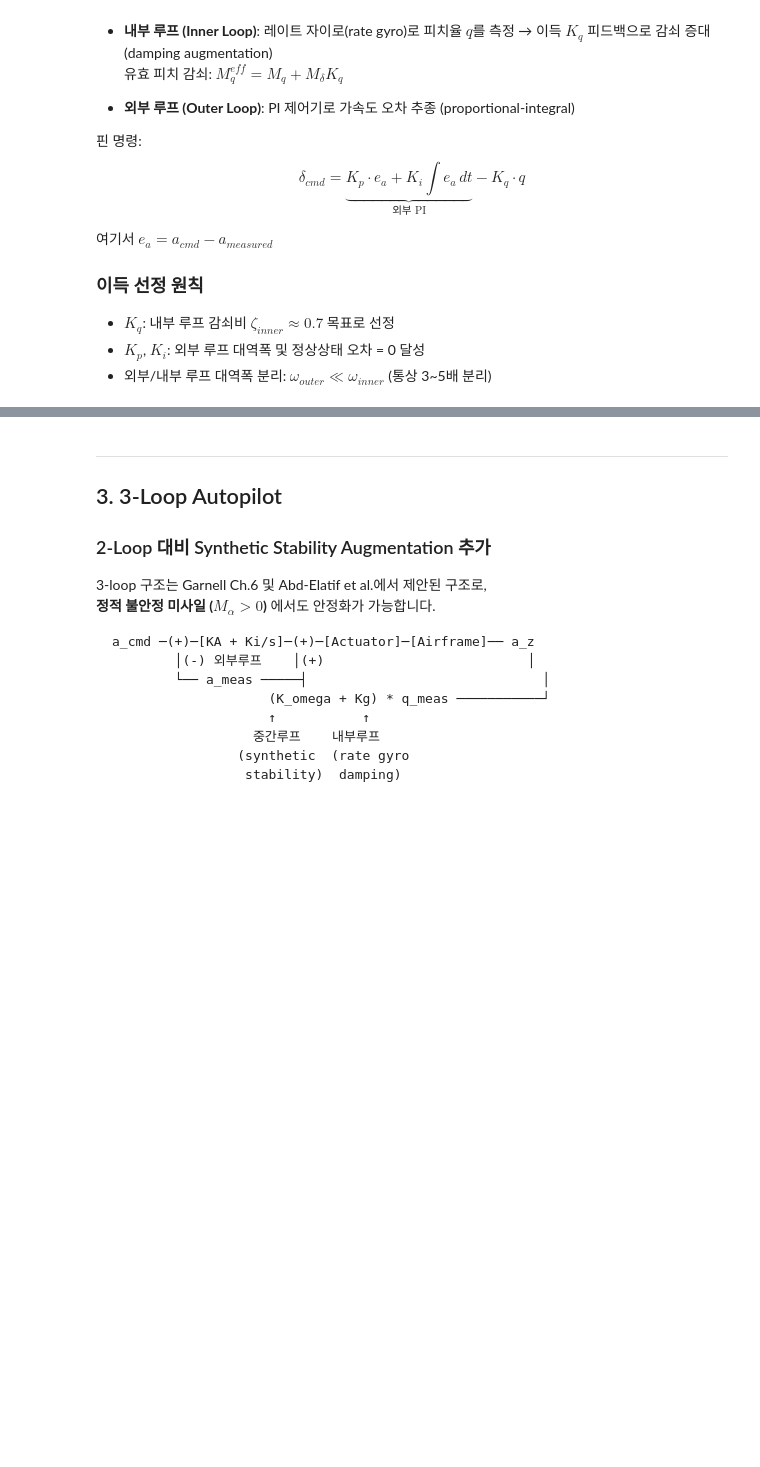
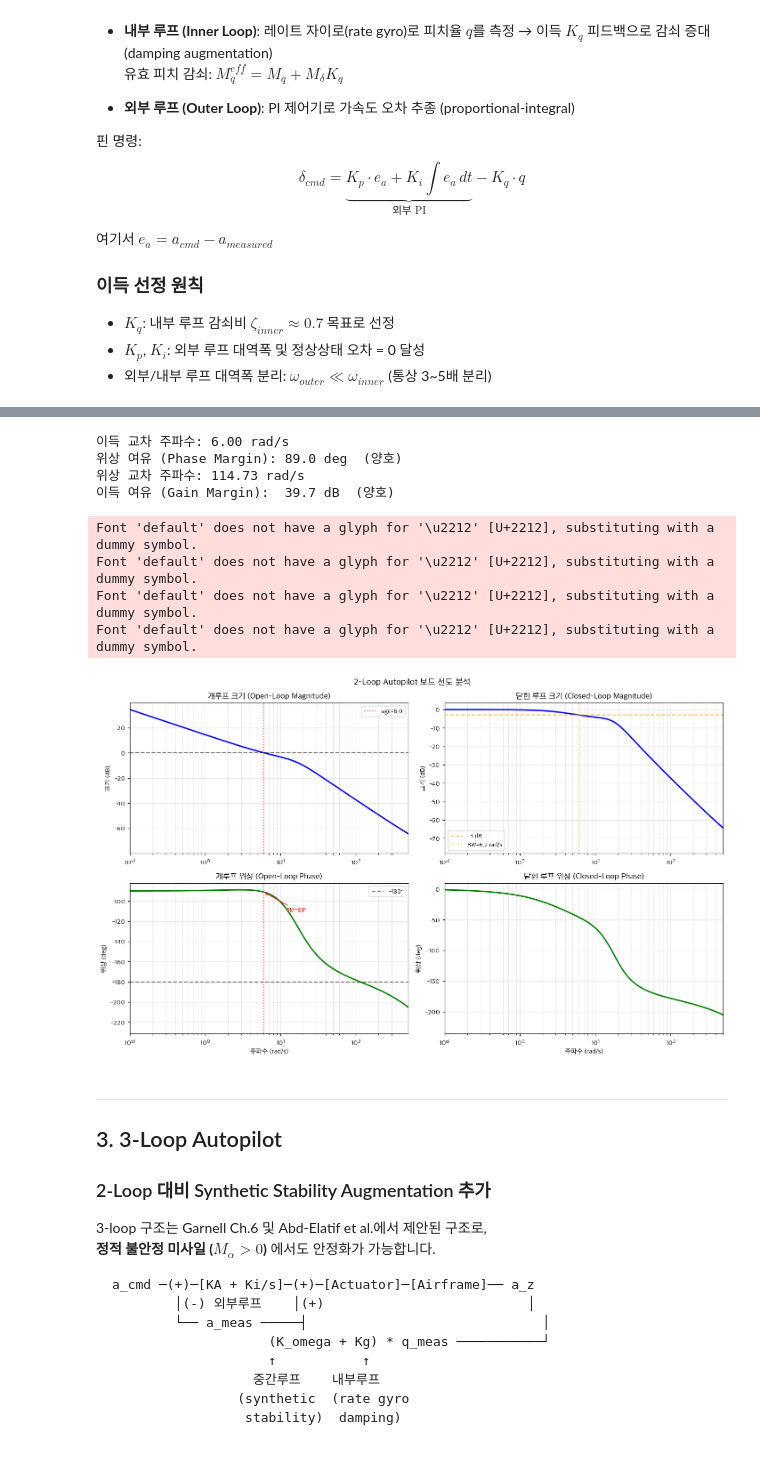
Before and after one commit to ktkennedy/missile-guidance-study, a Jupyter notebook: notebooks/03_autopilot_design.ipynb, the cells around one changed output, grey strips where cells are left out. Saved outputs shown, nothing was run; the diff lists cells and outputs as text; code cells hidden in the pictures; blank space fills up the shorter version.

```diff
--- a/notebooks/03_autopilot_design.ipynb
+++ b/notebooks/03_autopilot_design.ipynb
@@ -271,11 +320,11 @@ plt.show()
 w_bode2 = np.logspace(-1, 3, 3000)
 
 # 개루프 전달함수 보드
-TF_OL_sys = TransferFunction(TF_OL_outer[0], TF_OL_outer[1])
+TF_OL_sys = TransferFunction(TF_OL_outer_num, TF_OL_outer_den)
 w_ol, mag_ol, phase_ol = bode(TF_OL_sys, w=w_bode2)
 
 # 닫힌 루프 전달함수 보드
-TF_CL_sys = TransferFunction(TF_CL_2loop[0], TF_CL_2loop[1])
+TF_CL_sys = TransferFunction(TF_CL_2loop_num, TF_CL_2loop_den)
 w_cl, mag_cl, phase_cl = bode(TF_CL_sys, w=w_bode2)
 
 # 이득 교차 주파수 (Gain Crossover Frequency): |G(jw)| = 0 dB
@@ -323,33 +372,43 @@ if w_gc is not None:
                         arrowprops=dict(arrowstyle='->', color='red'))
 axes[1, 0].legend(fontsize=9)
 axes[1, 0].set_xlabel('주파수 (rad/s)')
 axes[1, 0].set_ylabel('위상 (deg)')
 axes[1, 0].set_title('개루프 위상 (Open-Loop Phase)')
 
 # 닫힌 루프 크기
 axes[0, 1].semilogx(w_cl, mag_cl, 'b-', linewidth=2)
 axes[0, 1].axhline(-3, color='orange', linestyle='--', alpha=0.7, label='-3 dB')
 bw_idx = np.where(mag_cl <= -3.0)[0]
 if len(bw_idx) > 0:
     w_bw = w_cl[bw_idx[0]]
     axes[0, 1].axvline(w_bw, color='orange', linestyle=':', alpha=0.7,
                        label=f'BW={w_bw:.1f} rad/s')
 axes[0, 1].legend(fontsize=9)
 axes[0, 1].set_ylabel('크기 (dB)')
 axes[0, 1].set_title('닫힌 루프 크기 (Closed-Loop Magnitude)')
 
 # 닫힌 루프 위상
 axes[1, 1].semilogx(w_cl, phase_cl, 'g-', linewidth=2)
 axes[1, 1].set_xlabel('주파수 (rad/s)')
 axes[1, 1].set_ylabel('위상 (deg)')
 axes[1, 1].set_title('닫힌 루프 위상 (Closed-Loop Phase)')
 
 for ax in axes.flat:
     ax.set_xlim([0.1, 500])
     ax.grid(True, which='both', alpha=0.3)
 
 plt.tight_layout()
 plt.show()
+# %% [output]
+이득 교차 주파수: 6.00 rad/s
+위상 여유 (Phase Margin): 89.0 deg  (양호)
+위상 교차 주파수: 114.73 rad/s
+이득 여유 (Gain Margin):  39.7 dB  (양호)
+Font 'default' does not have a glyph for '\u2212' [U+2212], substituting with a dummy symbol.
+Font 'default' does not have a glyph for '\u2212' [U+2212], substituting with a dummy symbol.
+Font 'default' does not have a glyph for '\u2212' [U+2212], substituting with a dummy symbol.
+Font 'default' does not have a glyph for '\u2212' [U+2212], substituting with a dummy symbol.
+[figure, added]
 # %% [markdown]
 ---
 ## 3. 3-Loop Autopilot
```
Also changed, not shown: parts of 10 cells of this notebook, 35 other files.
